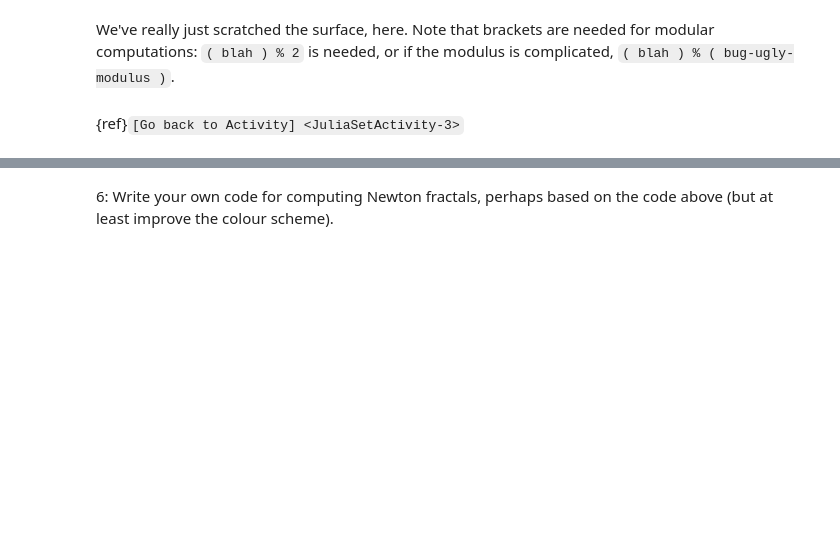
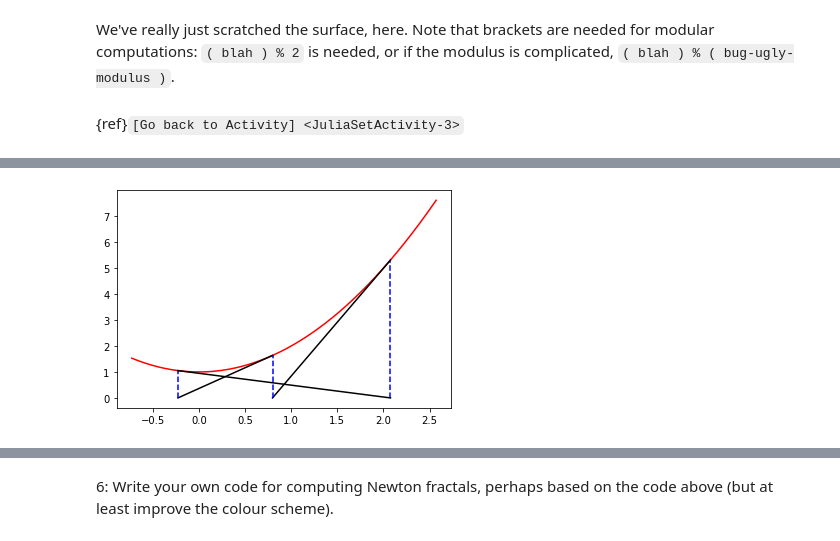
Before and after one commit to Computational-Discovery-on-Jupyter/Computational-Discovery-on-Jupyter, a Jupyter notebook: book/Solutions/Reports on Julia Set Activities.ipynb, the cells around one changed output, grey strips where cells are left out. Cells and saved outputs as stored; diff of their text form; code cells hidden in the pictures; blank space fills up the shorter version.

```diff
--- a/book/Solutions/Reports on Julia Set Activities.ipynb
+++ b/book/Solutions/Reports on Julia Set Activities.ipynb
@@ -165,0 +171,31 @@ We've really just scratched the surface, here.  Note that brackets are needed fo
+# %%
+import numpy as np
+import matplotlib.pyplot as plt
+
+fig,ax = plt.subplots()
+
+f = lambda x: x*x + 1
+
+# x0 = np.cot(np.pi/7)  # Pathetically, there is no cotangent in NumPy
+
+cot = lambda x: 1.0/np.tan(x)
+
+x0 = cot(np.pi/7)
+y0 = f(x0)
+x1 = cot(2*np.pi/7)
+y1 = f(x1)
+x2 = cot(4*np.pi/7)
+y2 = f(x2)
+
+x = np.arange(x2-0.5,x0+0.5,0.01)
+y = f(x)
+basecurve = ax.plot( x, y, color='red' )
+dash1 = ax.plot( [x0,x0], [0,y0], linestyle='dashed', color='blue' )
+line1 = ax.plot( [x0,x1], [y0,0], color='black'  )
+dash2 = ax.plot( [x1,x1], [0,y1], linestyle='dashed', color='blue' )
+line2 = ax.plot( [x1,x2], [y1,0], color='black' )
+dash2 = ax.plot( [x2,x2], [0,y2], linestyle='dashed', color='blue' )
+line3 = ax.plot( [x2,x0], [y2,0], color='black' )
+plt.show()
+# %% [output]
+[figure, added]
```
Also changed, not shown: parts of 5 cells of this notebook, 1 other file.
